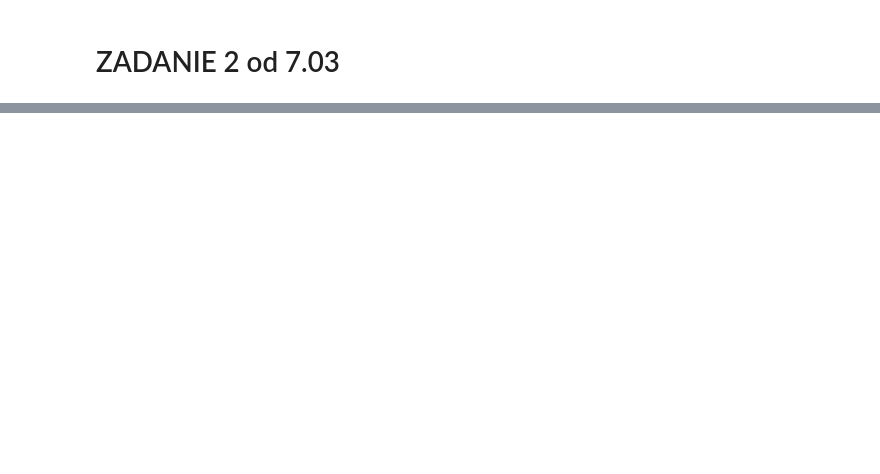
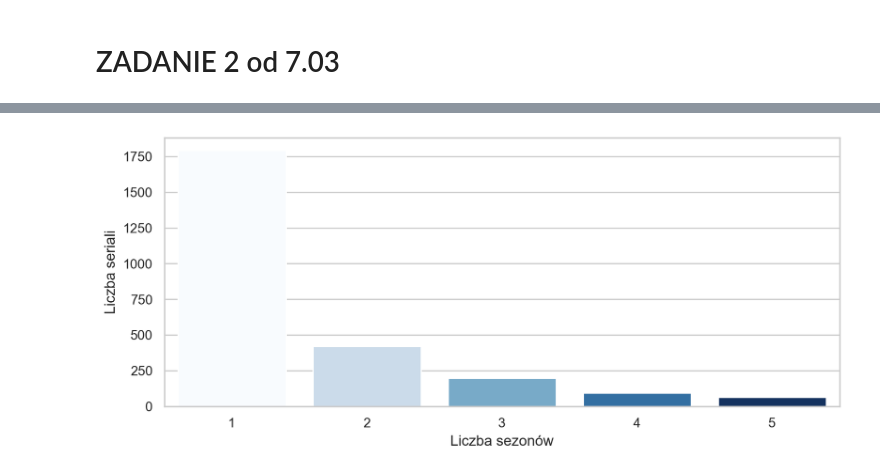
Before and after one commit to PavelBuiko04/netflix, a Jupyter notebook: les1.ipynb, the cells around one changed output, grey strips where cells are left out. Drawn from its saved outputs; the diff is of its cells as text; code cells hidden in the pictures; blank space fills up the shorter version.

```diff
--- a/les1.ipynb
+++ b/les1.ipynb
@@ -220,0 +243,3 @@ plt.legend(loc=(1.05, 0.5))
+# %%
+df_show = df_show.copy()
+df_show['Season'] = df_show['Duration'].str.split().str[0]
@@ -220,0 +266,14 @@ plt.legend(loc=(1.05, 0.5))
+# %%
+df_show['Season'] = df_show['Season'].astype(int)
+# %%
+plt.figure(figsize=(10,4), dpi=200)
+sns.set(style='whitegrid')
+
+sns.countplot(x='Season', data=df_show[df_show['Season'] <= 5], hue='Season', palette='Blues', legend=False)
+
+plt.xlabel("Liczba sezonów", fontsize=12)
+plt.ylabel("Liczba seriali", fontsize=12)
+
+plt.show()
+# %% [output]
+[figure, added]
```
Also changed, not shown: parts of 26 cells of this notebook.
